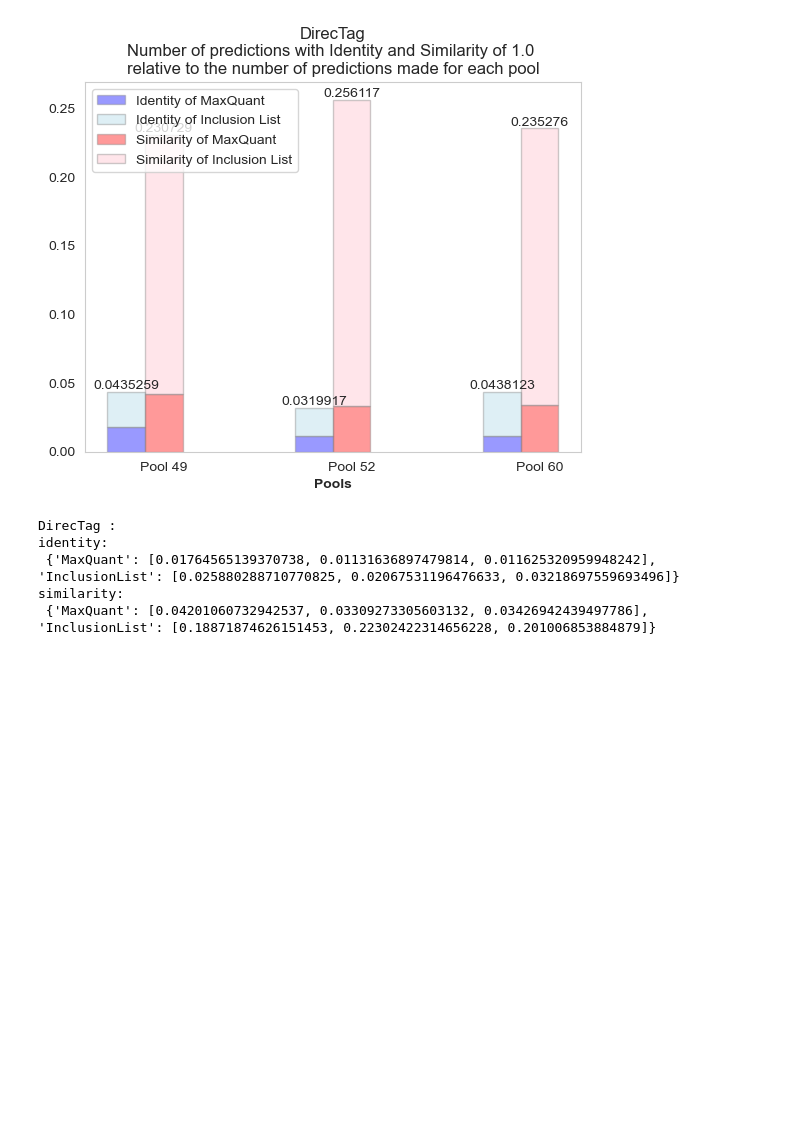
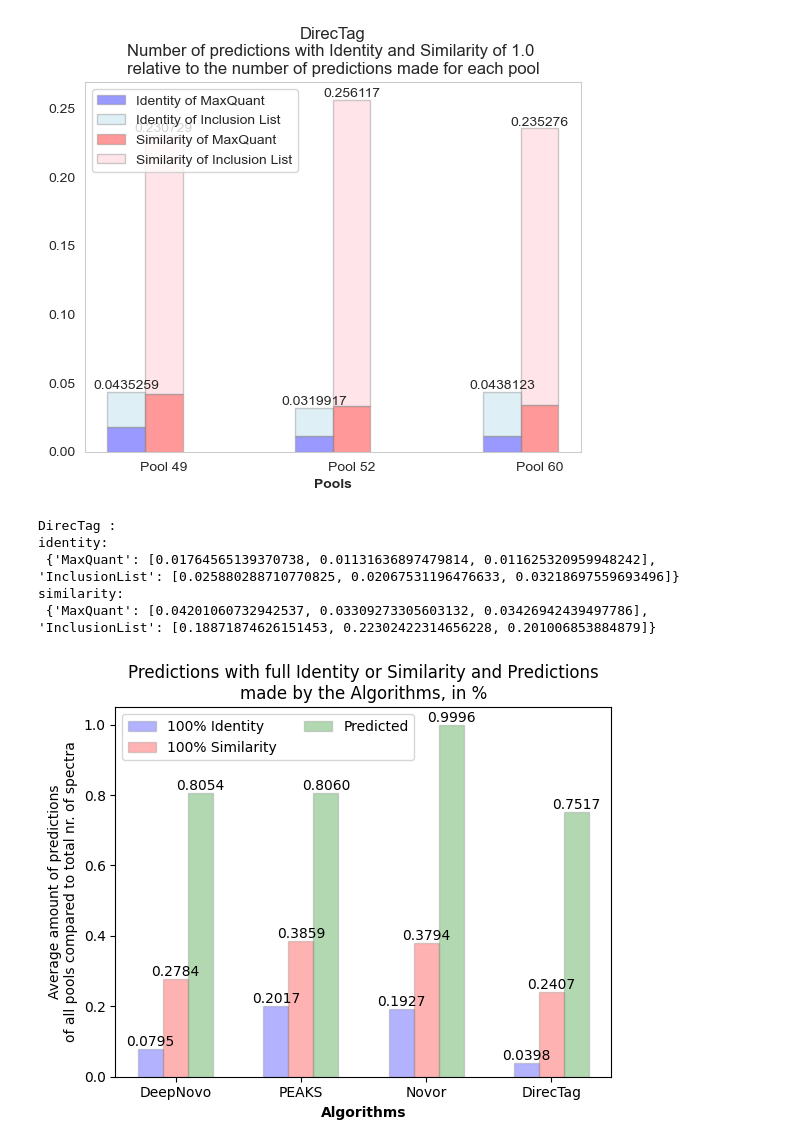
Before and after one commit to LukasStonie/PeptideDeNovoSequencing, a Jupyter notebook: Pipeline/Analysis/Results/CompletePredictions.ipynb, the cells around one changed output. Cells and saved outputs as stored; diff of their text form; code cells hidden in the pictures; blank space fills up the shorter version.

```diff
--- a/Pipeline/Analysis/Results/CompletePredictions.ipynb
+++ b/Pipeline/Analysis/Results/CompletePredictions.ipynb
@@ -338,3 +341,59 @@ identity:
  {'MaxQuant': [0.01764565139370738, 0.01131636897479814, 0.011625320959948242], 'InclusionList': [0.025880288710770825, 0.02067531196476633, 0.03218697559693496]}
 similarity:
  {'MaxQuant': [0.04201060732942537, 0.03309273305603132, 0.03426942439497786], 'InclusionList': [0.18871874626151453, 0.22302422314656228, 0.201006853884879]}
+# %%
+absolute_dict = []
+relative_dict = []
+# create grouped bar plot
+fig, ax = plt.subplots()
+#plt.grid()
+barWidth = 0.2
+similarity_100_dict = {}
+identity_100_dict = {}
+predicted_dict = {}
+for alg in algorithms:
+    similarity = []
+    identity = []
+    predicted_lst = []
+    identified = []
+    for i, p in enumerate(pools):
+        experiment_df = experiment_data_dict[p][alg]
+        parsed_df = parsed_data_dict[p][alg]
+        scored_df = scored_data_dict[p][alg]
+        # create bar plot
+
+        total = experiment_df.shape[0]
+        identified_maxquant = experiment_df.query('Identified == \'+\'').shape[0]
+        predicted = parsed_df.shape[0] if alg != 'DirecTag' else parsed_df['ID'].nunique()
+        identified_alg = scored_df.shape[0]
+
+        similarity.append(scored_df.query('Similarity == 1.0').shape[0]/total)
+        identity.append(scored_df.query('Identity == 1.0').shape[0]/total)
+        predicted_lst.append(predicted/total)
+        identified.append(identified_alg/total)
+
+    similarity_100_dict[alg] = sum(similarity)/len(pools)
+    identity_100_dict[alg] = sum(identity)/len(pools)
+    predicted_dict[alg] = sum(predicted_lst)/len(pools)
+
+bars1_1 = [identity_100_dict[p] for p in algorithms]
+bars2 = [similarity_100_dict[p] for p in algorithms]
+bars3 = [predicted_dict[p] for p in algorithms]
+
+# create bar plot
+plt.title(f'Predictions with full Identity or Similarity and Predictions\nmade by the Algorithms, in %')
+barWidth = 0.2
+r1 = range(len(bars1_1))
+r2 = [x + barWidth for x in r1]
+r3 = [x + barWidth for x in r2]
+plt.bar_label(plt.bar(r1, bars1_1, color='b', width=barWidth, edgecolor='grey', label='100% Identity', alpha=0.3), fmt='%.4f')
+plt.bar_label(plt.bar(r2, bars2, color='r', width=barWidth, edgecolor='grey', label='100% Similarity', alpha=0.3),fmt='%.4f')
+plt.bar_label(plt.bar(r3, bars3, color='g', width=barWidth, edgecolor='grey', label='Predicted', alpha=0.3),fmt='%.4f')
+plt.xlabel('Algorithms', fontweight='bold')
+plt.xticks([r + barWidth for r in range(len(bars1_1))], algorithms)
+plt.legend(loc='best', ncols=2)
+plt.ylabel('Average amount of predictions\nof all pools compared to total nr. of spectra')
+plt.savefig(f'{RESULT_DIR}/amount_pred_all_algorithms.png')
+plt.show()
+# %% [output]
+[figure, added]
```
Also changed, not shown: parts of 2 cells of this notebook, 6 other files.
